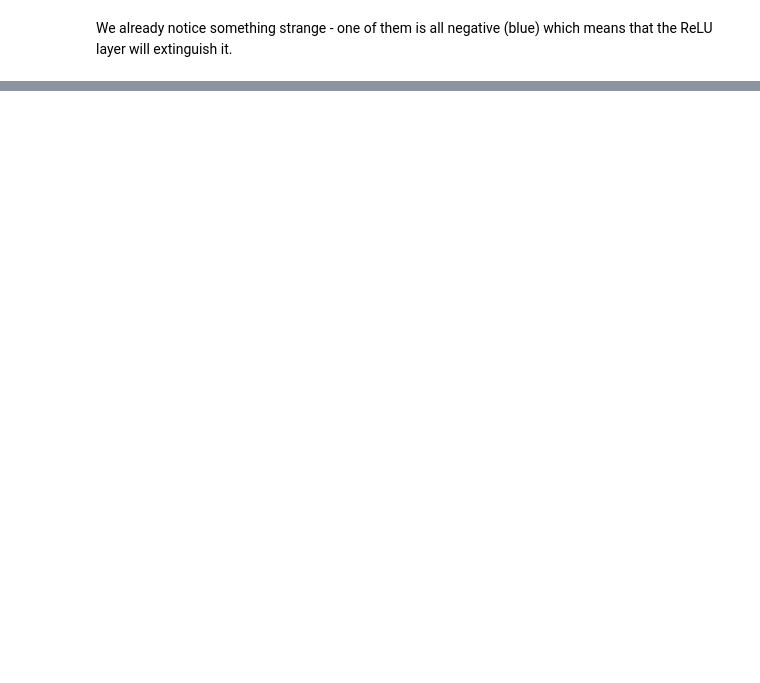
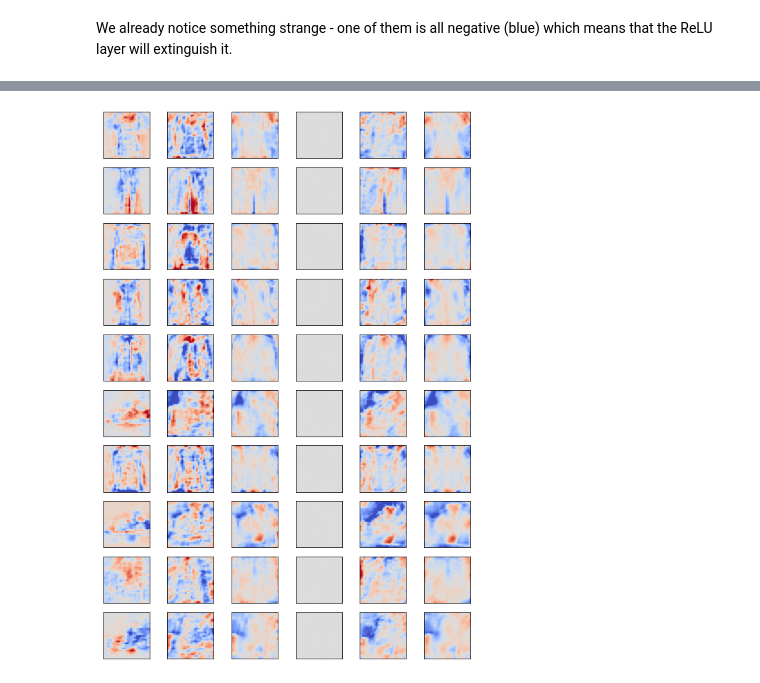
Before and after one commit to edkins/torch-play, a Jupyter notebook: notebooks/fashion_cnn1.ipynb, the cells around one changed output, grey strips where cells are left out. Saved outputs shown, nothing was run; the diff lists cells and outputs as text; code cells hidden in the pictures; blank space fills up the shorter version.

Commit message:
Show dense parameters

```diff
--- a/notebooks/fashion_cnn1.ipynb
+++ b/notebooks/fashion_cnn1.ipynb
@@ -32,0 +33,6 @@ m.activate(4).show_activation_grid(1)
+# %%
+import matplotlib as mpl
+mpl.rcParams['figure.figsize'] = (10,15)
+m.show_dense_parameters(3, reshape_in=(6,26,26), transpose=True)
+# %% [output]
+[figure, added]
```
Also changed, not shown: parts of 5 cells of this notebook, 3 other files.
